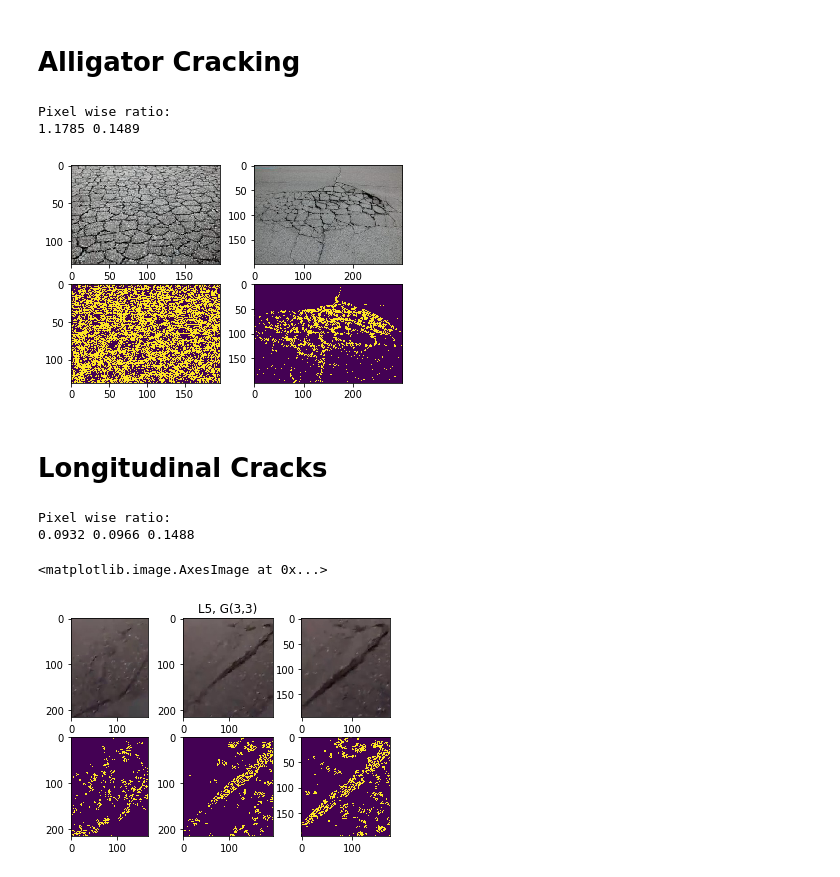
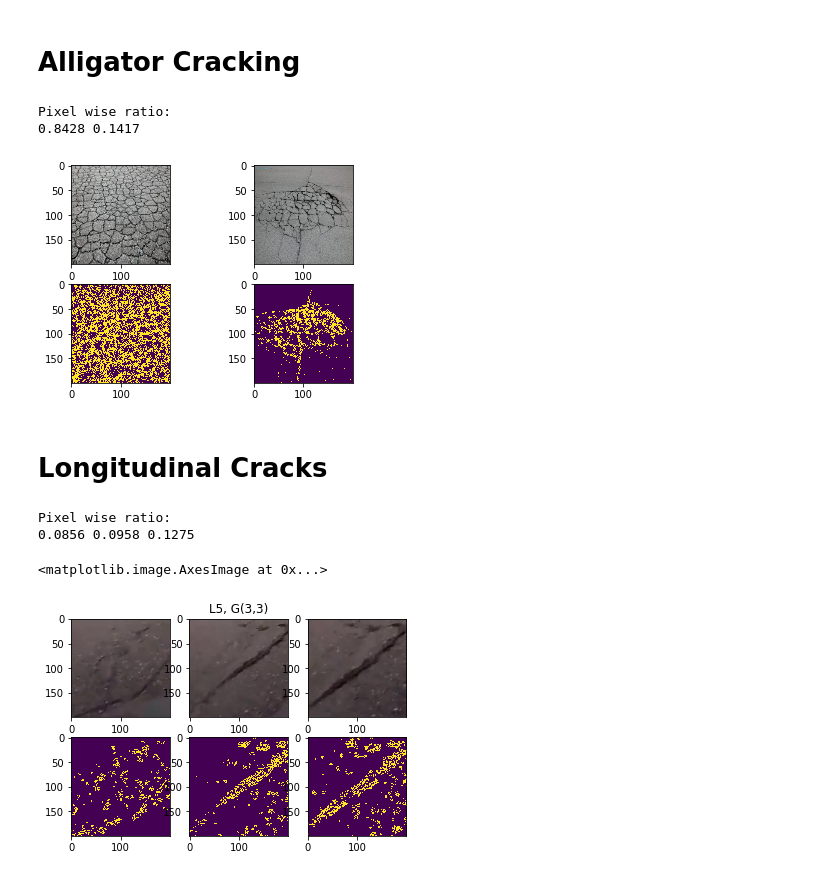
Before and after one commit to garg3133/cliffhangers, a Jupyter notebook: road_defect_detection/classification pothole/classif/road defect detection.ipynb, the cells around one changed output. Cells and saved outputs as stored; diff of their text form; code cells hidden in the pictures.

Commit message:
resizing input images except for potholes

```diff
--- a/road_defect_detection/classification pothole/classif/road defect detection.ipynb
+++ b/road_defect_detection/classification pothole/classif/road defect detection.ipynb
@@ -95,48 +95,56 @@ Pixel wise ratio:
 # %% [markdown]
 # Alligator Cracking
 # %%
+dim = (200,200)
 img_real_1 = cv2.imread("a1.jpg")
 img_r_1 = cv2.imread("a1.jpg",cv2.IMREAD_GRAYSCALE)
+img_real_1 = cv2.resize(img_real_1, dim, interpolation = cv2.INTER_AREA)
+img_r_1 = cv2.resize(img_r_1, dim, interpolation = cv2.INTER_AREA)
 img_1 = cv2.GaussianBlur(img_r_1,(3,3),0)
 
 lap_1 = cv2.Laplacian(img_1, cv2.CV_64F, ksize=3)
 lap_1 = np.uint8(np.absolute(lap_1))
 _, mask_1 = cv2.threshold(lap_1, 50,255, cv2.THRESH_BINARY)
 
 img_real_2 = cv2.imread("a2.jpg")
 img_r_2 = cv2.imread("a2.jpg",cv2.IMREAD_GRAYSCALE)
+img_real_2 = cv2.resize(img_real_2, dim, interpolation = cv2.INTER_AREA)
+img_r_2 = cv2.resize(img_r_2, dim, interpolation = cv2.INTER_AREA)
 img_2 = cv2.GaussianBlur(img_r_2,(3,3),0)
 lap_2 = cv2.Laplacian(img_2, cv2.CV_64F, ksize=3)
 lap_2 = np.uint8(np.absolute(lap_2))
 _, mask_2 = cv2.threshold(lap_2, 50,255, cv2.THRESH_BINARY)
 pixel_1 = mask_1.reshape(-1)
 pixel_1 = list(pixel_1)
 n_1 = pixel_1.count(255)
 m_1  = pixel_1.count(0)
 ratio_1 = n_1/m_1
 pixel_2 = mask_2.reshape(-1)
 pixel_2 = list(pixel_2)
 n_2 = pixel_2.count(255)
 m_2  = pixel_2.count(0)
 ratio_2 = n_2/m_2
 
 
 fig, axs = plt.subplots(2, 2)
 axs[0, 0].imshow(img_real_1)
 axs[0, 1].imshow(img_real_2)
 axs[1, 0].imshow(mask_1)
 axs[1, 1].imshow(mask_2)
 print("Pixel wise ratio: ")
 print(round(ratio_1,4),round(ratio_2,4))
 # %% [output]
 Pixel wise ratio:
-1.1785 0.1489
+0.8428 0.1417
-[figure, old version]
+[figure, new version]
 # %% [markdown]
 # Longitudinal Cracks
 # %%
+dim = (200,200)
 img_real_1 = cv2.imread("l1.jpg")
 img_r_1 = cv2.imread("l1.jpg",cv2.IMREAD_GRAYSCALE)
+img_real_1 = cv2.resize(img_real_1, dim, interpolation = cv2.INTER_AREA)
+img_r_1 = cv2.resize(img_r_1, dim, interpolation = cv2.INTER_AREA)
 img_1 = cv2.GaussianBlur(img_r_1,(5,5),0)
 
 
@@ -146,6 +154,8 @@ _, mask_1 = cv2.threshold(lap_1, 100,255, cv2.THRESH_BINARY)
 
 img_real_2 = cv2.imread("l2.jpg")
 img_r_2 = cv2.imread("l2.jpg",cv2.IMREAD_GRAYSCALE)
+img_real_2 = cv2.resize(img_real_2, dim, interpolation = cv2.INTER_AREA)
+img_r_2 = cv2.resize(img_r_2, dim, interpolation = cv2.INTER_AREA)
 img_2 = cv2.GaussianBlur(img_r_2,(5,5),0)
 
 
@@ -155,6 +165,8 @@ _, mask_2 = cv2.threshold(lap_2, 100,255, cv2.THRESH_BINARY)
 
 img_real_3 = cv2.imread("l3.jpg")
 img_r_3 = cv2.imread("l3.jpg",cv2.IMREAD_GRAYSCALE)
+img_real_3 = cv2.resize(img_real_3, dim, interpolation = cv2.INTER_AREA)
+img_r_3 = cv2.resize(img_r_3, dim, interpolation = cv2.INTER_AREA)
 img_3 = cv2.GaussianBlur(img_r_3,(5,5),0)
 
 
@@ -193,6 +205,6 @@ axs[1, 1].imshow(mask_2)
 axs[1, 2].imshow(mask_3)
 # %% [output]
 Pixel wise ratio:
-0.0932 0.0966 0.1488
+0.0856 0.0958 0.1275
 <matplotlib.image.AxesImage at 0x...>
-[figure, old version]
+[figure, new version]
```
